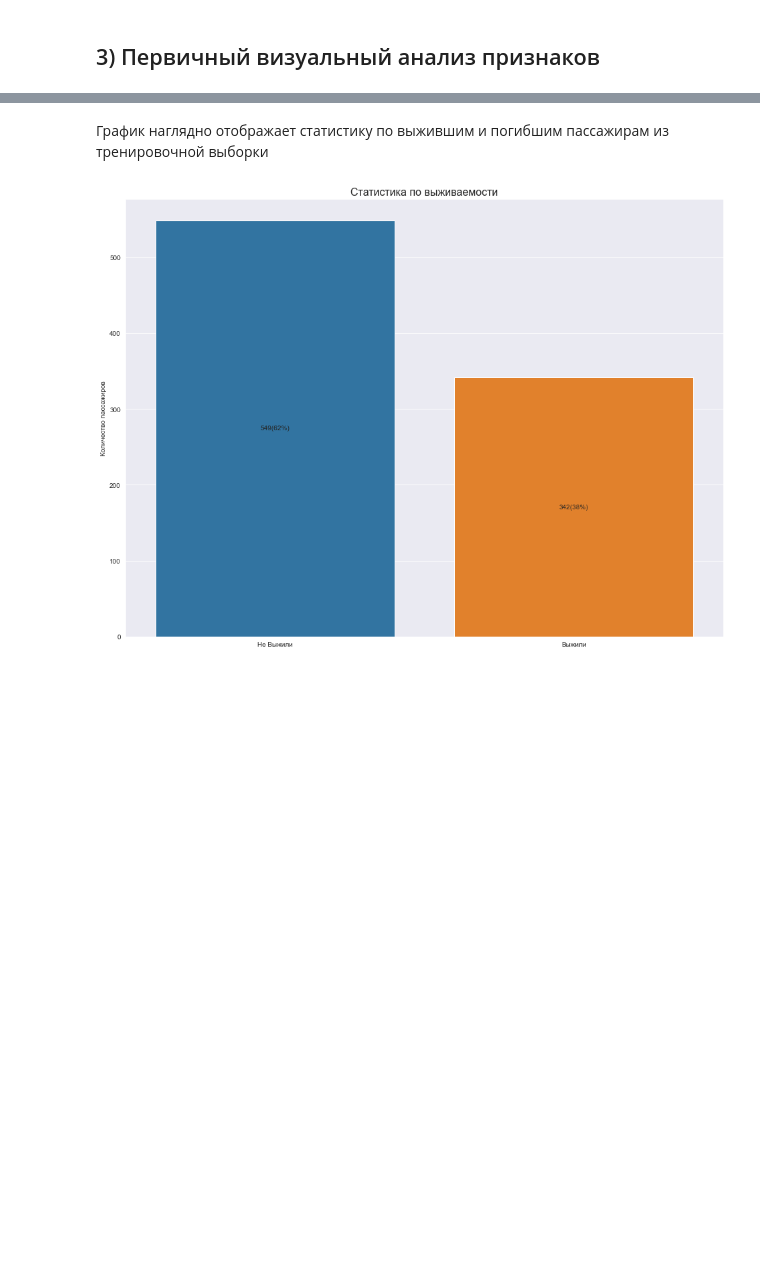
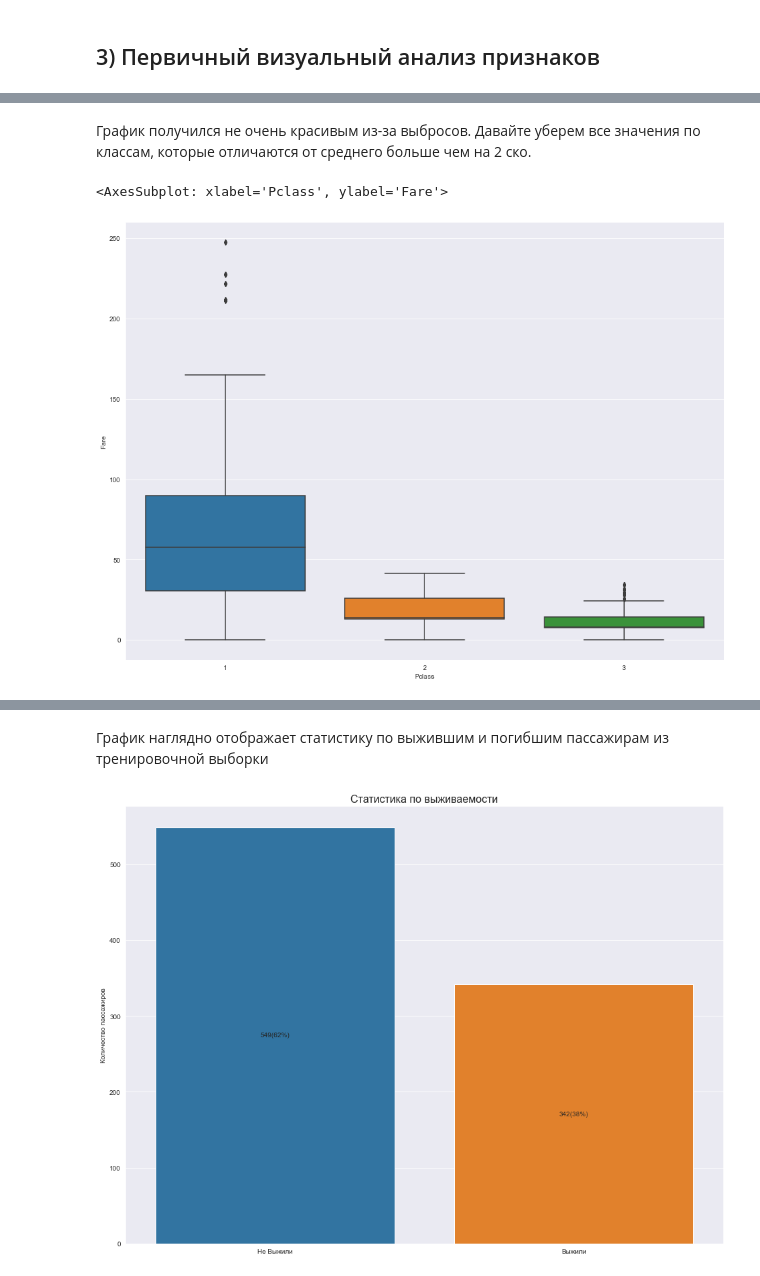
Before and after one commit to ex3del/lab4_iad, a Jupyter notebook: Без названия.ipynb, the cells around one changed output, grey strips where cells are left out. Saved outputs shown, nothing was run; the diff lists cells and outputs as text; code cells hidden in the pictures; blank space fills up the shorter version.

```diff
--- a/Без названия.ipynb
+++ b/Без названия.ipynb
@@ -201,0 +229,14 @@ train_df.groupby(['Pclass', 'Sex'])['Survived'].value_counts(normalize=True), tr
+# %% [markdown]
+График получился не очень красивым из-за выбросов. Давайте уберем все значения  по классам, которые отличаются от среднего больше чем на 2 ско.
+# %%
+p1_std, p1_mn = df[df['Pclass']==1]['Fare'].std(), df[df['Pclass']==1]['Fare'].mean()
+p2_std, p2_mn = df[df['Pclass']==2]['Fare'].std(), df[df['Pclass']==2]['Fare'].mean()
+p3_std, p3_mn = df[df['Pclass']==3]['Fare'].std(),df[df['Pclass']==3]['Fare'].mean()
+fare_pclass1_no_out = df[(df['Pclass'] == 1) & (abs(df['Fare'] - p1_mn) < 2 * p1_std)]
+fare_pclass2_no_out = df[(df['Pclass'] == 2) & (abs(df['Fare'] - p2_mn) < 2 * p2_std)]
+fare_pclass3_no_out = df[(df['Pclass'] == 3) & (abs(df['Fare'] - p3_mn) < 2 * p3_std)]
+train_df_no_outs = fare_pclass1_no_out.append(fare_pclass2_no_out).append(fare_pclass3_no_out)
+sns.boxplot(x='Pclass', y='Fare', data=train_df_no_outs)
+# %% [output]
+<AxesSubplot: xlabel='Pclass', ylabel='Fare'>
+[figure, added]
```
Also changed, not shown: parts of 14 cells of this notebook.
